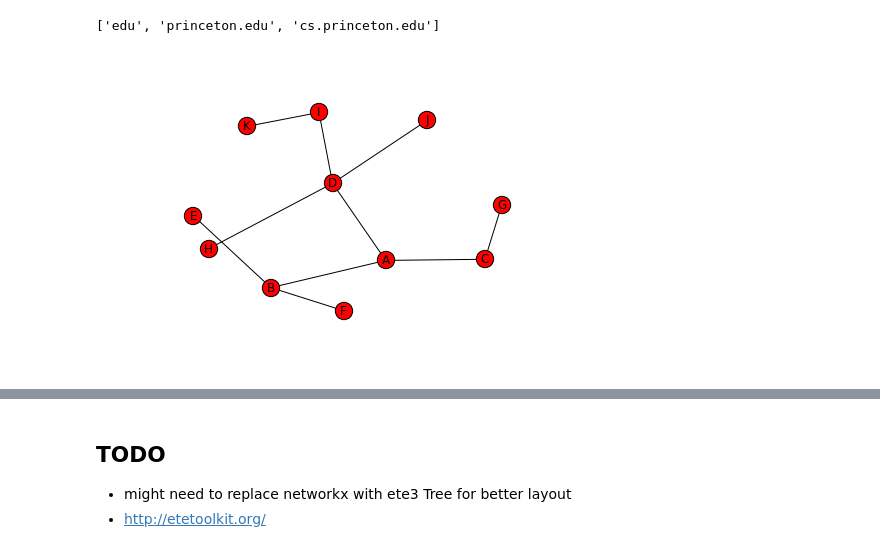
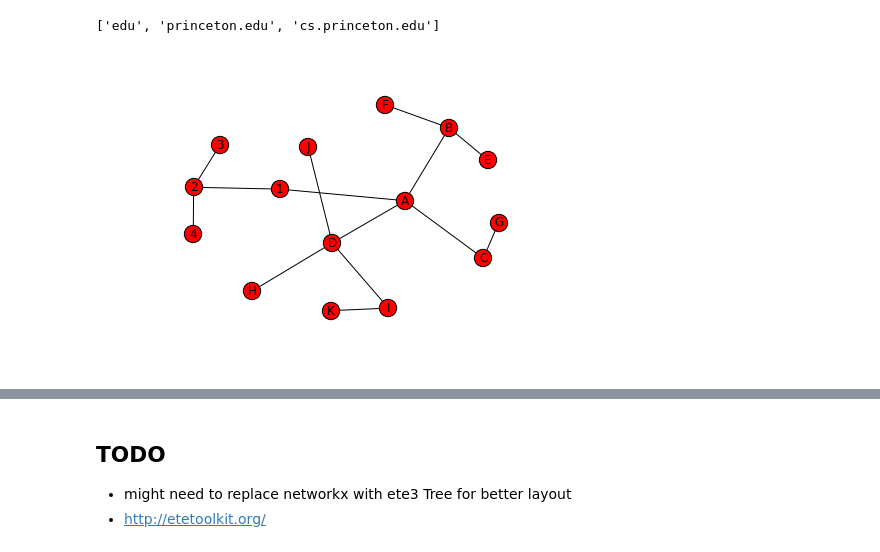
Before and after one commit to shahifaqeer/iot-dns, a Jupyter notebook: PIMA-1min-tree.ipynb, the cells around one changed output, grey strips where cells are left out. Cells and saved outputs as stored; diff of their text form; code cells hidden in the pictures.

Commit message:
todo: replace draw tree with ete3.Tree - netwworkx performance issues for large dataframe graphs

```diff
--- a/PIMA-1min-tree.ipynb
+++ b/PIMA-1min-tree.ipynb
@@ -121,6 +125,9 @@ def add_branch(G, srcip, list_of_dns):
     return
 # %%
 def draw_domain_tree(G):
+    '''input graph - plot it - unfortunately node positions are random or circular creating ugly graphs
+    takes way too long for any df with 1k entries or above
+    best to replace drawing method with ete3.Tree instead'''
     # print graph
     G2 = nx.Graph(nx.prim_mst_edges(G))
     #pos=nx.spring_layout(G2)
@@ -135,34 +142,36 @@ def draw_domain_tree(G):
 # %%
 #TEST
 G = nx.Graph()
 G.add_node('A')
 G.add_node('B')
 G.add_node('C')
 G.add_node('D')
 G.add_node('E')
 G.add_node('F')
 G.add_node('G')
 G.add_node('H')
 G.add_node('I')
 G.add_node('J')
 G.add_node('K')
 G.add_node('A')
 
 G.add_edge('A', 'B')
 G.add_edge('A', 'B')
 G.add_edge('A', 'C')
 G.add_edge('A', 'D')
 G.add_edge('B', 'E')
 G.add_edge('B', 'F')
 G.add_edge('C', 'G')
 G.add_edge('D', 'H')
 G.add_edge('D', 'I')
 G.add_edge('D', 'J')
 G.add_edge('I', 'K')
 
+G.add_path(['A', 1, 2, 3])
+G.add_path([2, 4])
 draw_domain_tree(G)
 # %% [output]
-[figure, old version]
+[figure, new version]
 # %%
 def create_domain_tree(df):
     '''input dataframe of [time, srcip, dns]
```
Also changed, not shown: parts of 5 cells of this notebook.
